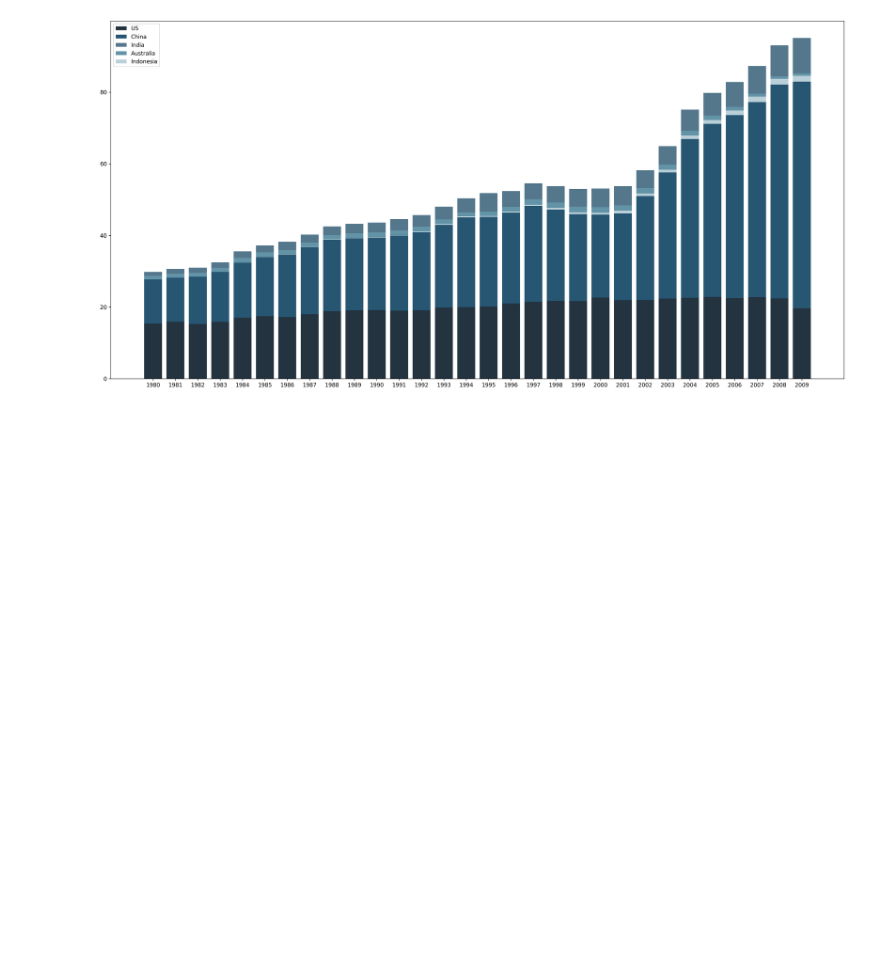
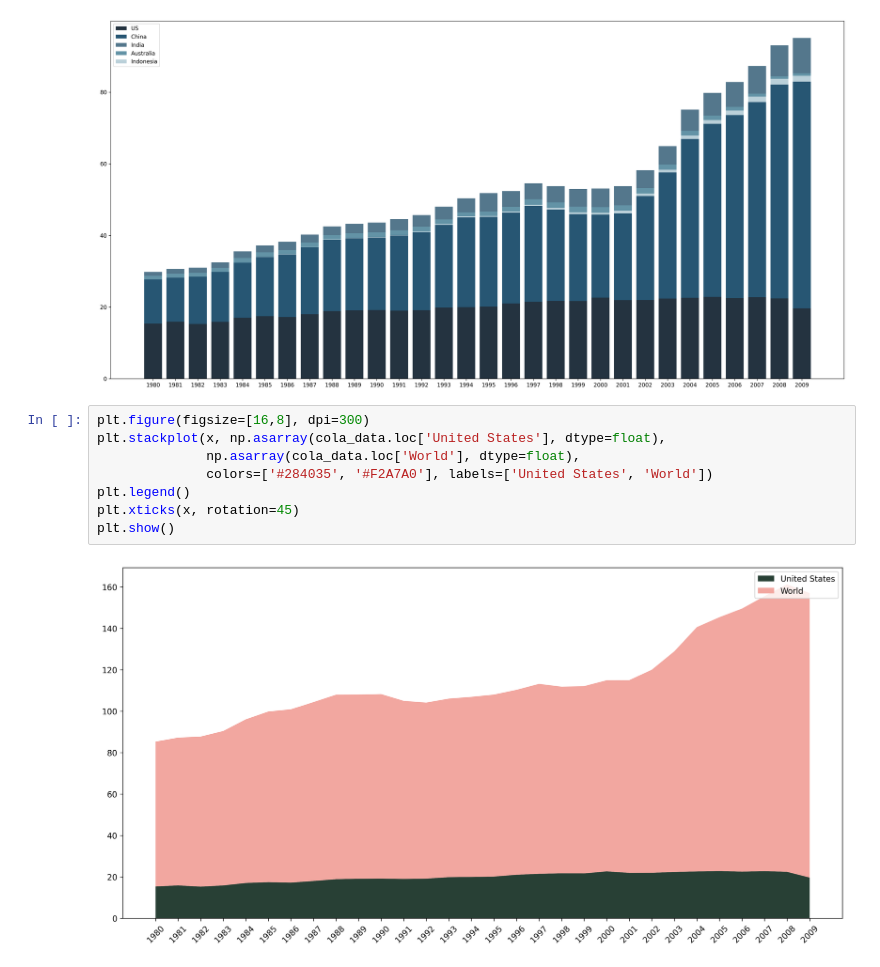
Before and after one commit to ashen007/Data-Visualization-with-Python, a Jupyter notebook: Lesson03/Extra/manipulating figure.ipynb, the cells around one changed output. Saved outputs shown, nothing was run; the diff lists cells and outputs as text; blank space fills up the shorter version.

```diff
--- a/Lesson03/Extra/manipulating figure.ipynb
+++ b/Lesson03/Extra/manipulating figure.ipynb
@@ -133,3 +133,13 @@ plt.legend()
 plt.show()
 # %% [output]
 [figure]
+# %%
+plt.figure(figsize=[16,8], dpi=300)
+plt.stackplot(x, np.asarray(cola_data.loc['United States'], dtype=float),
+              np.asarray(cola_data.loc['World'], dtype=float),
+              colors=['#284035', '#F2A7A0'], labels=['United States', 'World'])
+plt.legend()
+plt.xticks(x, rotation=45)
+plt.show()
+# %% [output]
+[figure, added]
```
Also changed, not shown: 1 other file.
